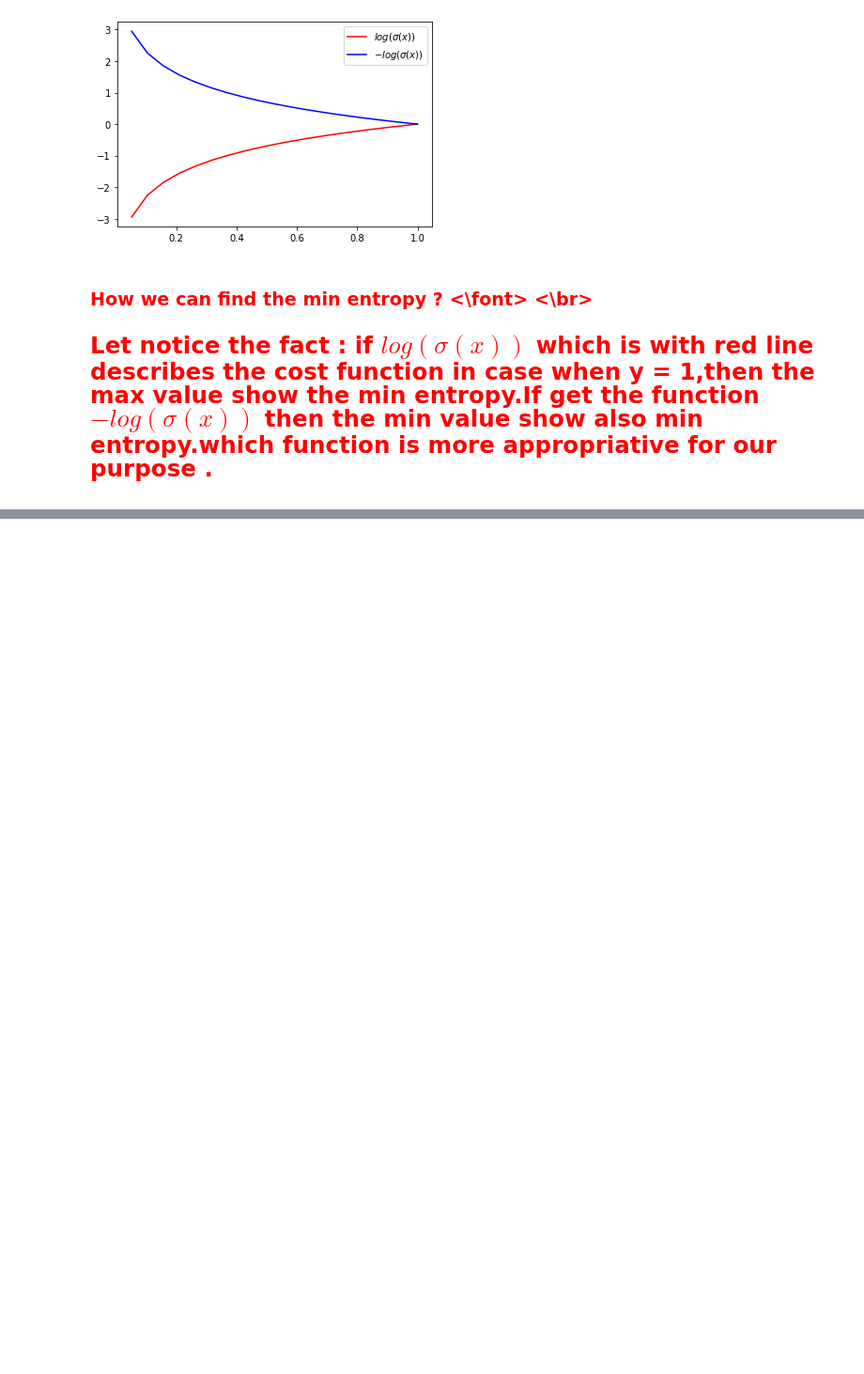
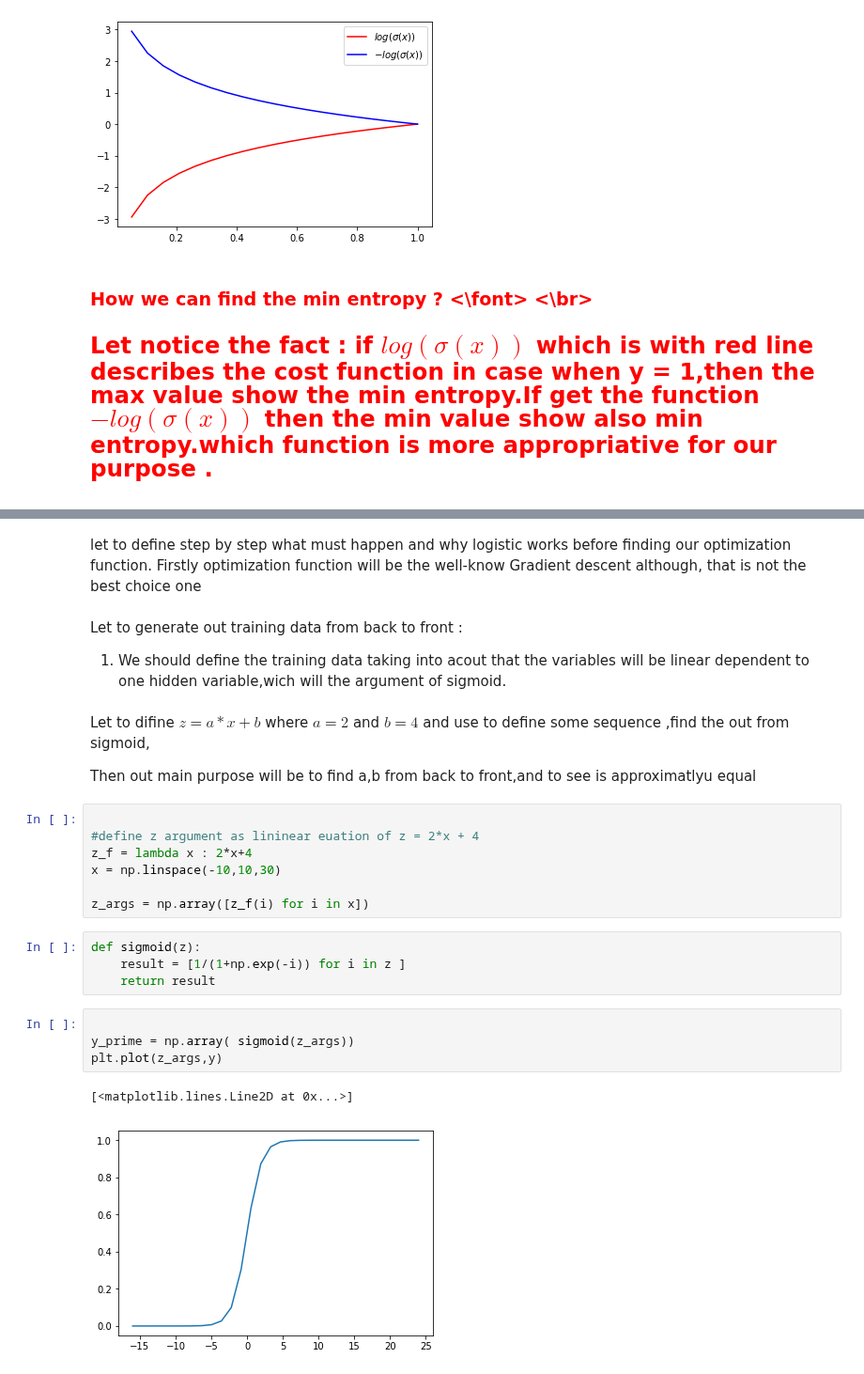
Before and after one commit to daodavid/maths-behind-ML, a Jupyter notebook: Clasification/Logistic Regression/ Cost function -logistic regresion notes.ipynb, the cells around one changed output, grey strips where cells are left out. Shown at 94% size. Cells and saved outputs as stored; diff of their text form; blank space fills up the shorter version.

Commit message:
Generated training data

```diff
--- a/Clasification/Logistic Regression/ Cost function -logistic regresion notes.ipynb
+++ b/Clasification/Logistic Regression/ Cost function -logistic regresion notes.ipynb
@@ -108,0 +112,27 @@ Let notice the fact  : if $log(\sigma(x))$ which is with red line describes the
+# %% [markdown]
+let to define step by step what must happen and why logistic works before finding our optimization function. Firstly optimization function will be the well-know  Gradient descent although, that is not the best choice one
+# %% [markdown]
+Let to generate out training data from back to front :
+1) We should define the training data taking into acout that the variables will be linear dependent to one hidden variable,wich will the argument of sigmoid.
+# %% [markdown]
+Let to difine $z = a*x + b$ where $a=2$ and $b=4$ and use to define some sequence ,find the out from sigmoid,
+
+Then out main purpose will be to find a,b from back to front,and to see is approximatlyu equal
+# %%
+
+#define z argument as lininear euation of z = 2*x + 4
+z_f = lambda x : 2*x+4
+x = np.linspace(-10,10,30)
+
+z_args = np.array([z_f(i) for i in x])
+# %%
+def sigmoid(z):
+    result = [1/(1+np.exp(-i)) for i in z ]
+    return result
+# %%
+
+y_prime = np.array( sigmoid(z_args))
+plt.plot(z_args,y)
+# %% [output]
+[<matplotlib.lines.Line2D at 0x...>]
+[figure, added]
```
Also changed, not shown: parts of 14 cells of this notebook.
